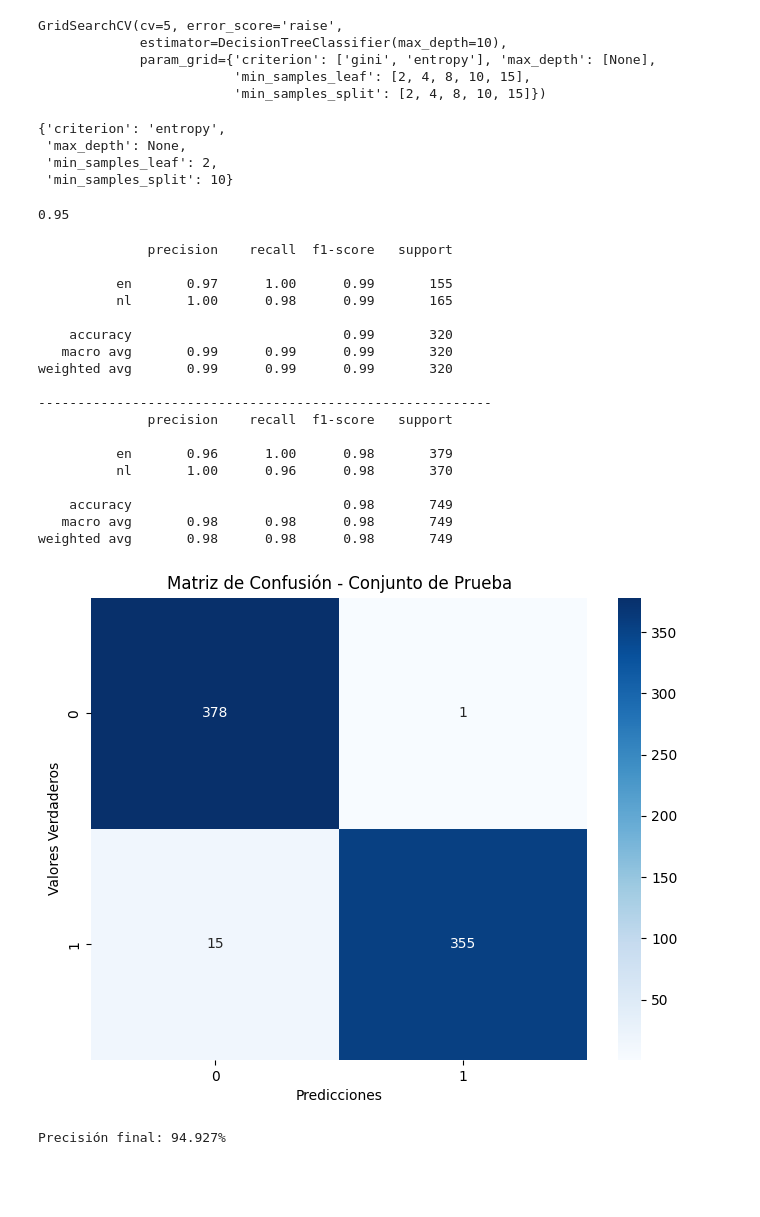
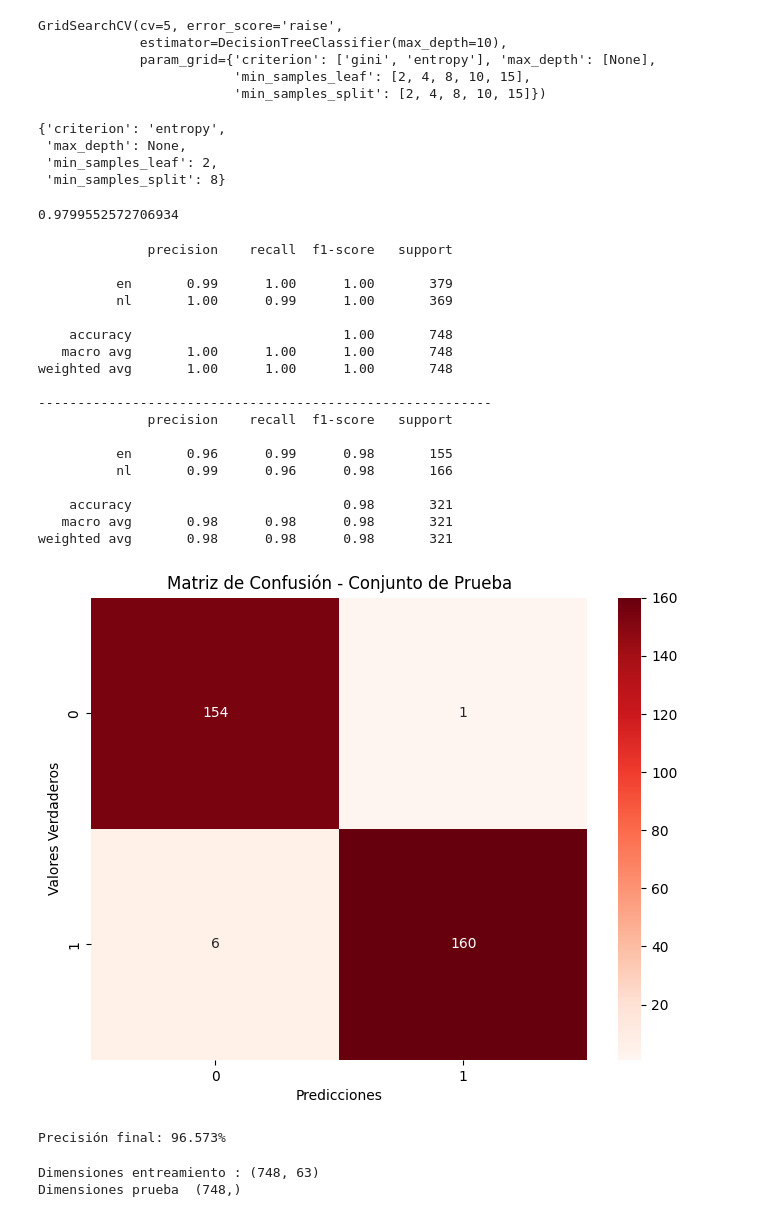
Before and after one commit to JoseQuinteroTC/IA-ML-, a Jupyter notebook: IA ML/Entregable_IA.ipynb, the cells around one changed output. Drawn from its saved outputs; the diff is of its cells as text; code cells hidden in the pictures; blank space fills up the shorter version.

```diff
--- a/IA ML/Entregable_IA.ipynb
+++ b/IA ML/Entregable_IA.ipynb
@@ -517,7 +517,7 @@ print(datos_y.unique())
 X_train, X_test, y_train, y_test = train_test_split(
     datos_X,
     datos_y,
-    test_size=0.70
+    test_size=0.30
 )
 # %% [output]
 ["['host', 'with', 'after', 'to', 'rugby', 'test', 'world', 'system', 'the', 'australia', 'zealand', 'jersey', 'national', 'return']"
@@ -758,11 +758,11 @@ grid_model_dt.best_params_
 {'criterion': 'entropy',
  'max_depth': None,
  'min_samples_leaf': 2,
- 'min_samples_split': 10}
+ 'min_samples_split': 8}
 # %%
 grid_model_dt.best_score_
 # %% [output]
-0.95
+0.9799552572706934
 # %%
 y_pred_train = grid_model_dt.predict(xtrain)
 y_pred_test  = grid_model_dt.predict(xtest)
@@ -772,37 +772,49 @@ print(classification_report(y_test, y_pred_test))
 # %% [output]
               precision    recall  f1-score   support
 
-          en       0.97      1.00      0.99       155
-          nl       1.00      0.98      0.99       165
+          en       0.99      1.00      1.00       379
+          nl       1.00      0.99      1.00       369
 
-    accuracy                           0.99       320
-   macro avg       0.99      0.99      0.99       320
-weighted avg       0.99      0.99      0.99       320
+    accuracy                           1.00       748
+   macro avg       1.00      1.00      1.00       748
+weighted avg       1.00      1.00      1.00       748
 
 ----------------------------------------------------------
               precision    recall  f1-score   support
 
-          en       0.96      1.00      0.98       379
-          nl       1.00      0.96      0.98       370
+          en       0.96      0.99      0.98       155
+          nl       0.99      0.96      0.98       166
 
-    accuracy                           0.98       749
-   macro avg       0.98      0.98      0.98       749
-weighted avg       0.98      0.98      0.98       749
+    accuracy                           0.98       321
+   macro avg       0.98      0.98      0.98       321
+weighted avg       0.98      0.98      0.98       321
 # %%
 # Crear la matriz de confusión para el conjunto de prueba
 cm_test = confusion_matrix(y_test, y_pred_test)
 
 # Crear el mapa de calor para el conjunto de prueba
 plt.figure(figsize=(8, 6))
-sns.heatmap(cm_test, annot=True, cmap="Blues",fmt='d')
+sns.heatmap(cm_test, annot=True, cmap="Reds",fmt='d')
 plt.title("Matriz de Confusión - Conjunto de Prueba")
 plt.xlabel("Predicciones")
 plt.ylabel("Valores Verdaderos")
 plt.show()
 
 y_pred_final = dt.predict(Xtest)
 dt_precision_final = 100 * accuracy_score(y_test, y_pred_final)
 print('Precisión final: {0:.3f}%'.format(dt_precision_final))
 # %% [output]
-[figure, old version]
+[figure, new version]
-Precisión final: 94.927%
+Precisión final: 96.573%
+# %%
+# RANDOM FOREST
+
+
+
+# Crear el modelo de Random Forest
+modelo_rf = RandomForestClassifier(n_estimators=500)
+print("Dimensiones entreamiento :", xtrain.shape)
+print("Dimensiones prueba ", y_train.shape)
+# %% [output]
+Dimensiones entreamiento : (748, 63)
+Dimensiones prueba  (748,)
```
Also changed, not shown: parts of 44 cells of this notebook, 1 other file.
